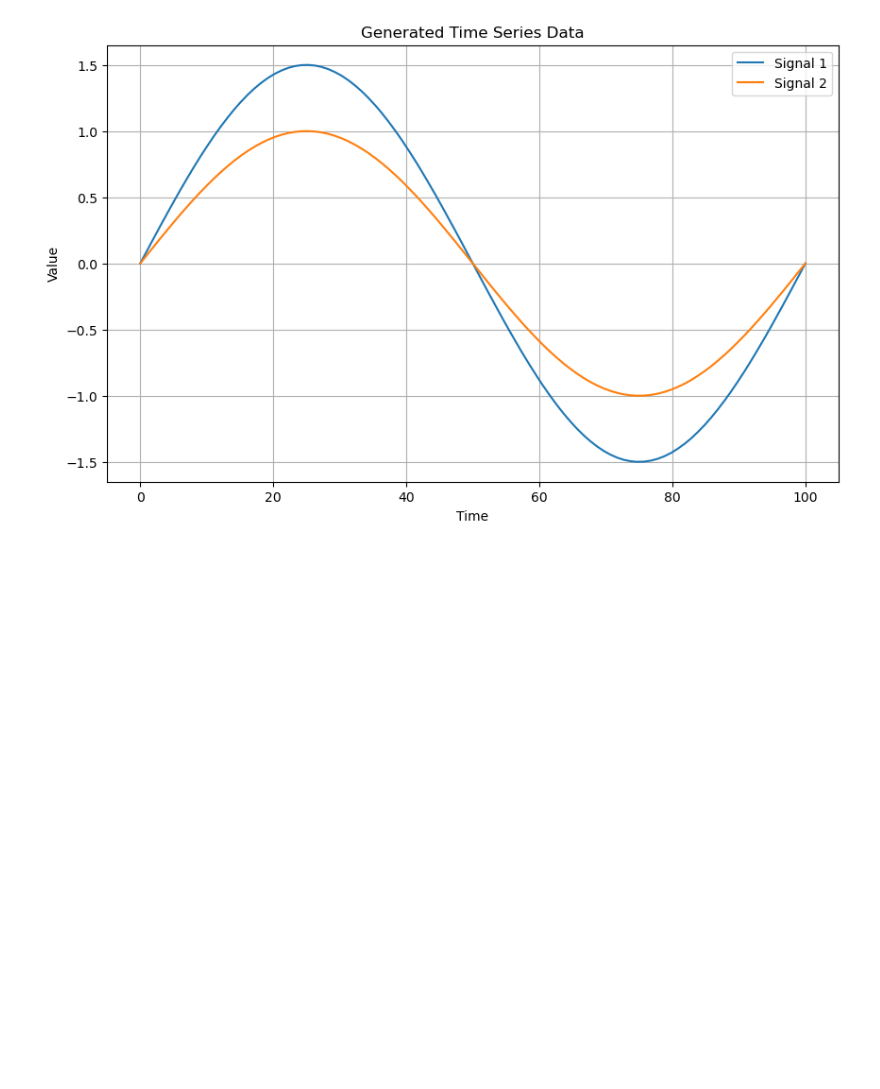
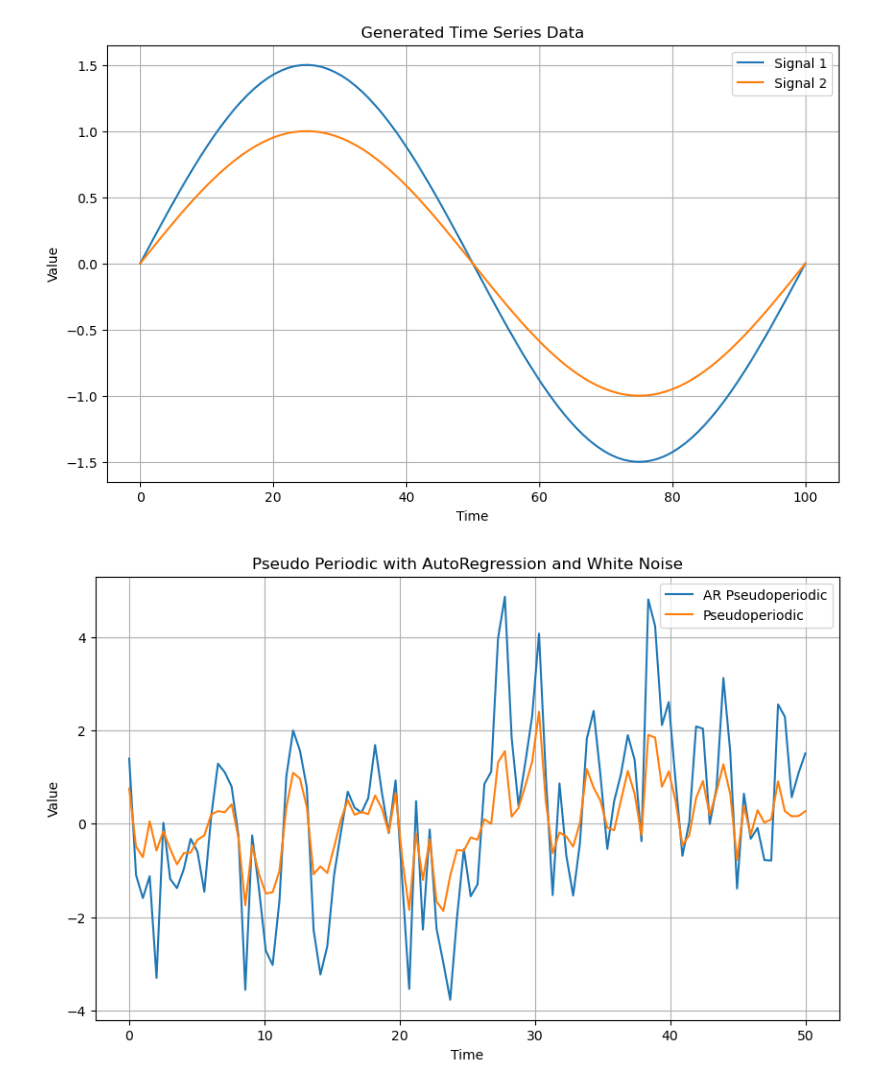
Before and after one commit to johnsonlarryl/machine_learning_training, a Jupyter notebook: supervised/regression/autoregressive/chapter_1/notebooks/timesynth.ipynb, the cells around one changed output. Drawn from its saved outputs; the diff is of its cells as text; code cells hidden in the pictures; blank space fills up the shorter version.

```diff
--- a/supervised/regression/autoregressive/chapter_1/notebooks/timesynth.ipynb
+++ b/supervised/regression/autoregressive/chapter_1/notebooks/timesynth.ipynb
@@ -93,0 +117,23 @@ plot_timeseries(times_series)
+# %%
+signal = CustomAutoRegressive(ar_param=[0.90, -0.2])
+# %%
+regular_time_samples, ar_samples, _, _ = \
+    generate_timeseries(n_samples=100,
+    amplitude=1,
+    frequency=2,
+    signal=signal)
+# %%
+pad_length = len(pseudo_periodic_samples) - len(ar_samples)
+ar_samples_padded = np.pad(ar_samples, (0, pad_length), mode='constant')
+pseudo_periodic_with_ar_signal = pseudo_periodic_samples * 2 + ar_samples_padded
+# %%
+pseudo_periodic_with_ar_time_series = [{"samples" : regular_time_samples,
+                                        "signals": pseudo_periodic_with_ar_signal,
+                                        "label": "AR Pseudoperiodic"},
+                                       {"samples": regular_time_samples,
+                                        "signals": pseudo_periodic_samples,
+                                        "label": "Pseudoperiodic"}]
+# %%
+plot_timeseries(pseudo_periodic_with_ar_time_series, title="Pseudo Periodic with AutoRegression and White Noise")
+# %% [output]
+[figure, added]
```
Also changed, not shown: parts of 8 cells of this notebook.
